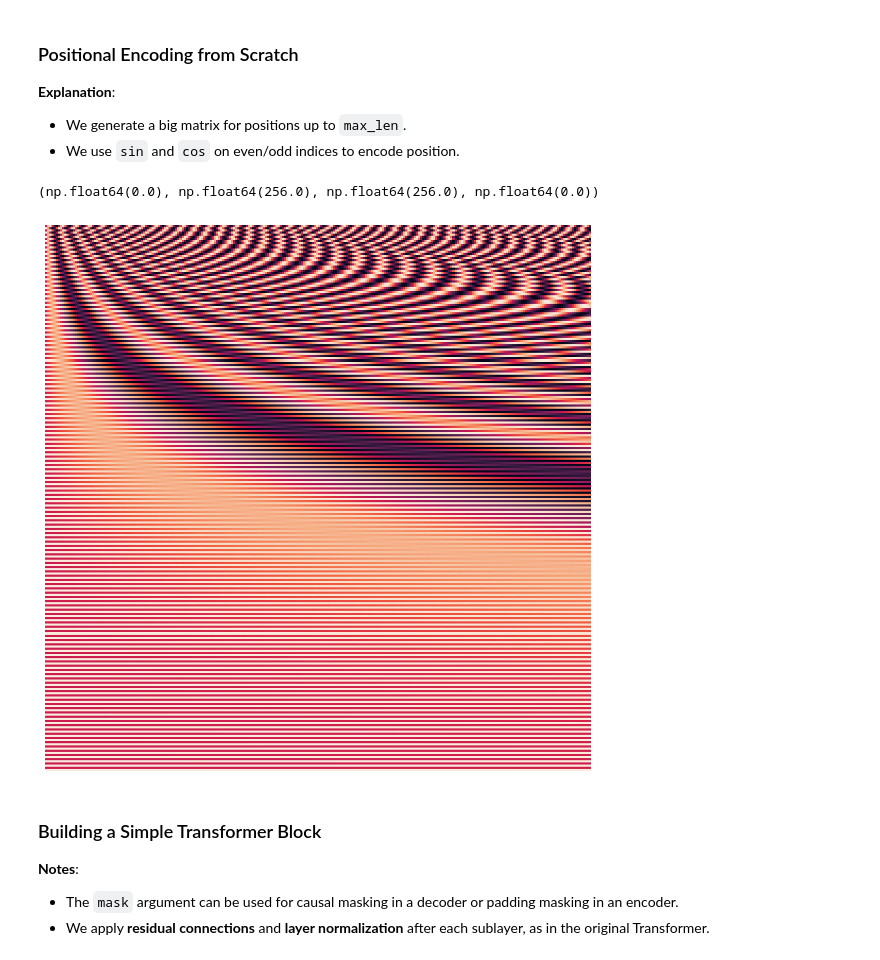
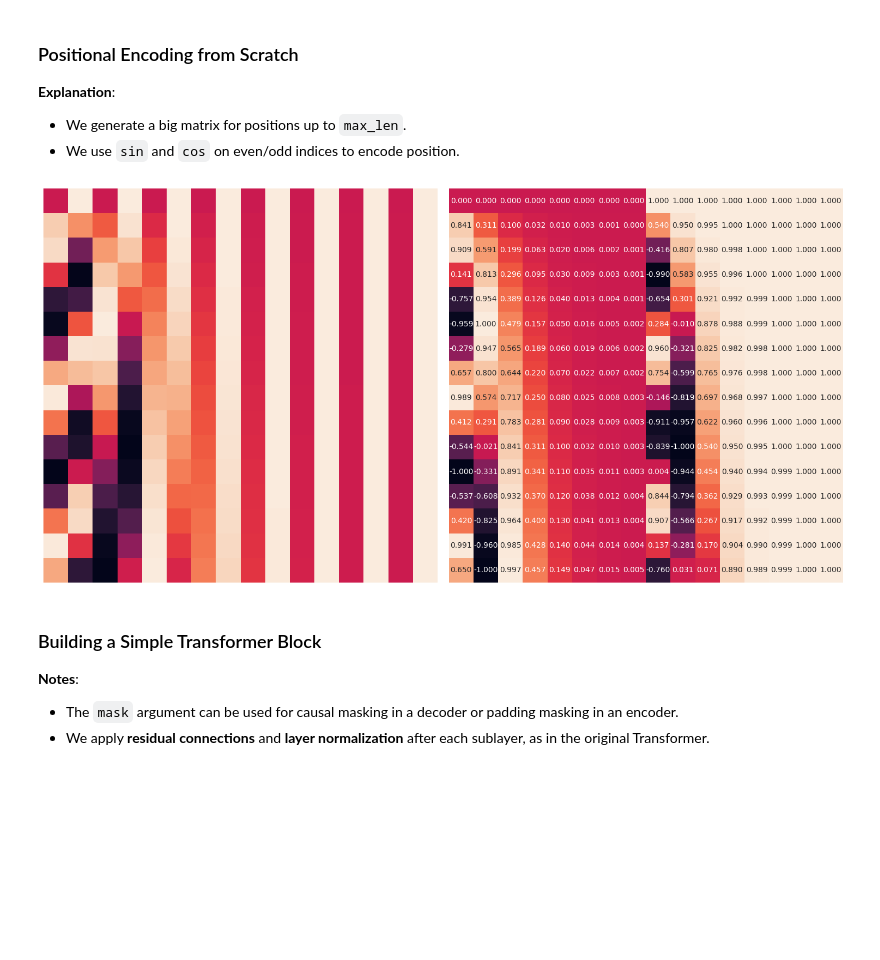
Before and after one commit to z-a-f/LLM-Tutorials, a Jupyter notebook: 03-Transformers.ipynb, the cells around one changed output. Drawn from its saved outputs; the diff is of its cells as text; code cells hidden in the pictures; blank space fills up the shorter version.

```diff
--- a/03-Transformers.ipynb
+++ b/03-Transformers.ipynb
@@ -168,15 +264,29 @@ class PositionalEncoding(nn.Module):
 # %%
 import seaborn as sns
 
-pe = PositionalEncoding(d_model=256, max_len=256)
-x = torch.zeros(1, 256, 256)
+d_model = 16
+max_len = 16
+annot = True
+
+fig, ax = plt.subplots(1, 2, sharex=True, sharey=True, figsize=(15, 15))
+# plt.figure(figsize=(10, 10))
+
+pe = PositionalEncoding(d_model=d_model, max_len=max_len)
+x = torch.zeros(1, max_len, d_model)
 pos = pe(x)[0].numpy()  # (seq_len, d_model)
-plt.figure(figsize=(10, 10))
-sns.heatmap(pos, annot=False, cbar=False, square=True)
-plt.gca().axis("off")
+
+# sns.heatmap(pos, annot=False, cbar=False, square=True)
+# plt.gca().axis("off")
+
+sns.heatmap(pos, annot=False, cbar=False, square=True, ax=ax[0])
+sns.heatmap(np.hstack([pos[:, ::2], pos[:, 1::2]]), annot=annot, fmt=r".3f", cbar=False, square=True, ax=ax[1])
+
+for a in ax:
+    a.axis("off")
+
+plt.tight_layout()
 # %% [output]
-(np.float64(0.0), np.float64(256.0), np.float64(256.0), np.float64(0.0))
-[figure, old version]
+[figure, new version]
 # %% [markdown]
 ### <a id="simple-transformer-block"></a>Building a Simple Transformer Block
 
```
Also changed, not shown: parts of 7 cells of this notebook.
